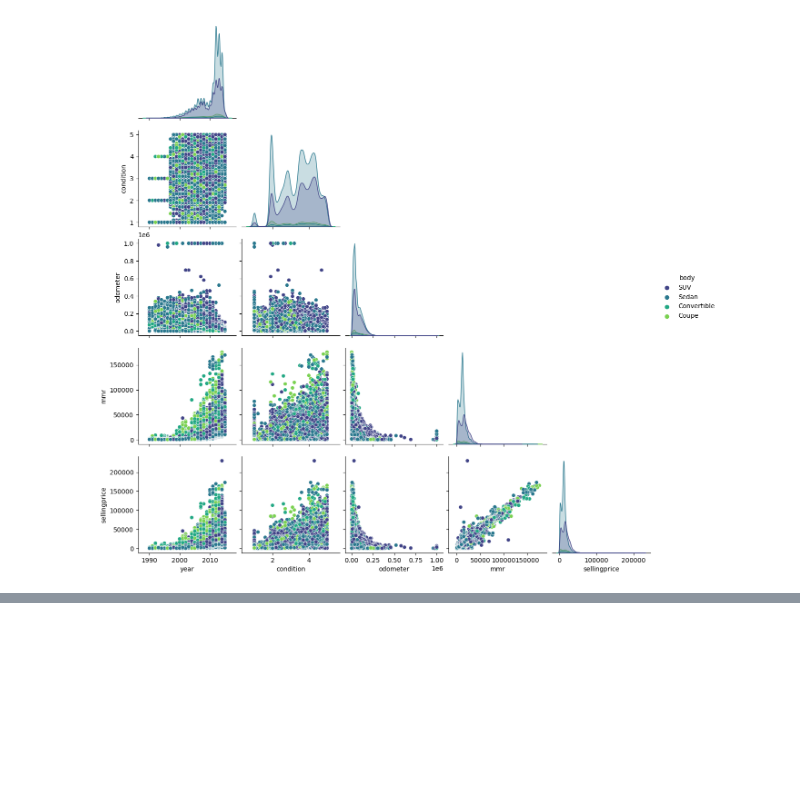
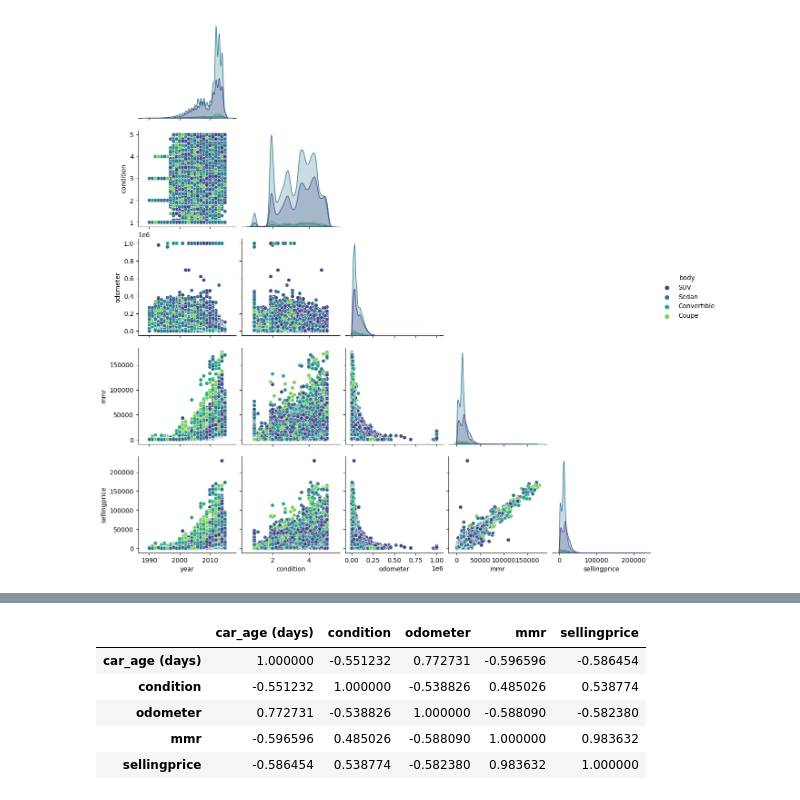
Before and after one commit to MeetPatel89/car_sales_analysis, a Jupyter notebook: notebook.ipynb, the cells around one changed output, grey strips where cells are left out. Saved outputs shown, nothing was run; the diff lists cells and outputs as text; code cells hidden in the pictures; blank space fills up the shorter version.

```diff
--- a/notebook.ipynb
+++ b/notebook.ipynb
@@ -118,0 +134,11 @@ sns.pairplot(
+# %%
+# capture correlation matrix in dataframe
+df_corr = df.loc[:, ["car_age (days)", "condition", "odometer", "mmr", "sellingprice"]].corr()
+df_corr
+# %% [output]
+|  | car_age (days) | condition | odometer | mmr | sellingprice |
+| car_age (days) | 1.000000 | -0.551232 | 0.772731 | -0.596596 | -0.586454 |
+| condition | -0.551232 | 1.000000 | -0.538826 | 0.485026 | 0.538774 |
+| odometer | 0.772731 | -0.538826 | 1.000000 | -0.588090 | -0.582380 |
+| mmr | -0.596596 | 0.485026 | -0.588090 | 1.000000 | 0.983632 |
+| sellingprice | -0.586454 | 0.538774 | -0.582380 | 0.983632 | 1.000000 |
```
Also changed, not shown: parts of 3 cells of this notebook.
